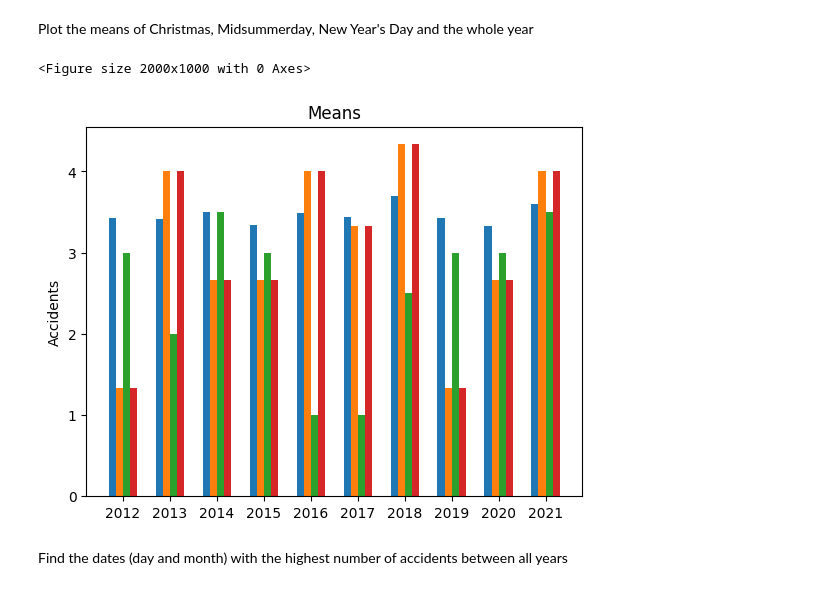
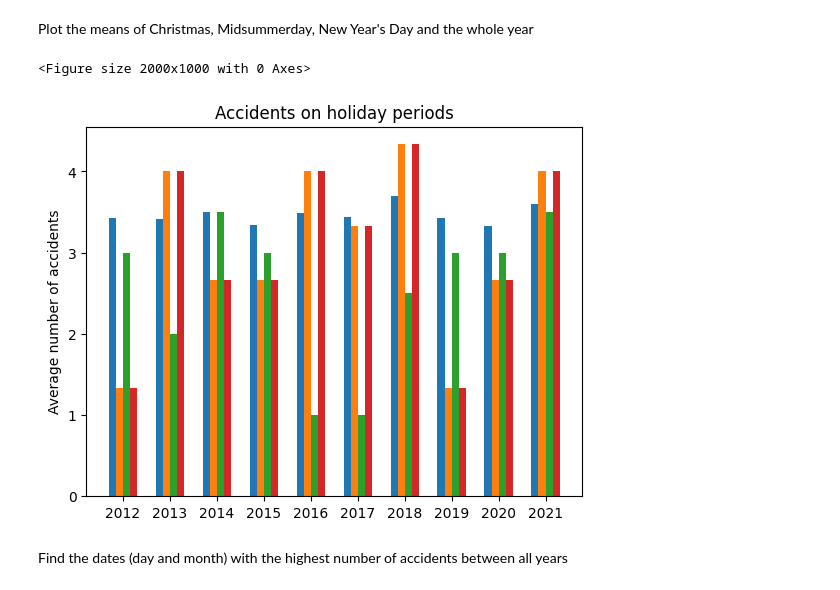
Before and after one commit to gCoreByte/car-accidents-in-estonia, a Jupyter notebook: Goal1_clan.ipynb, the cells around one changed output. Cells and saved outputs as stored; diff of their text form; code cells hidden in the pictures.

```diff
--- a/Goal1_clan.ipynb
+++ b/Goal1_clan.ipynb
@@ -361,26 +361,26 @@ Plot the means of Christmas, Midsummerday, New Year's Day and the whole year
 # %%
 plt.figure(figsize=(20, 10))
 
 x = np.arange(len(years))
 
 width = 0.15
 
 fig, ax = plt.subplots()
 l1 = ax.bar(x- width- width/2, means, width, label="Whole year")
 l2 = ax.bar(x- width/2, christmas_means, width, label="Christmas")
 l3 = ax.bar(x+ width/2, newyear_means, width, label="New Year's Day")
 l4 = ax.bar(x+ width + width/2, midsummer_means, width, label="Midsummer Day")
 
-ax.set_ylabel("Accidents")
-ax.set_title("Means")
+ax.set_ylabel("Average number of accidents")
+ax.set_title("Accidents on holiday periods")
 ax.set_xticks(x, years)
 
 plt.savefig("meanHolidays")
 
 plt.show()
 # %% [output]
 <Figure size 2000x1000 with 0 Axes>
-[figure, old version]
+[figure, new version]
 # %% [markdown]
 Find the dates (day and month) with the highest number of accidents between all years
 # %%
```
Also changed, not shown: parts of 2 cells of this notebook.
